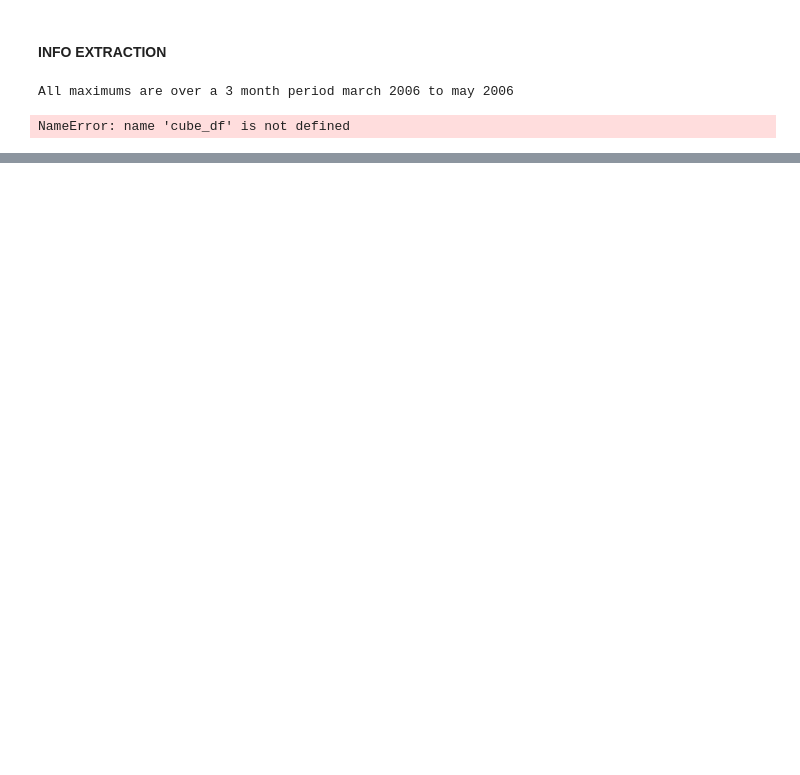
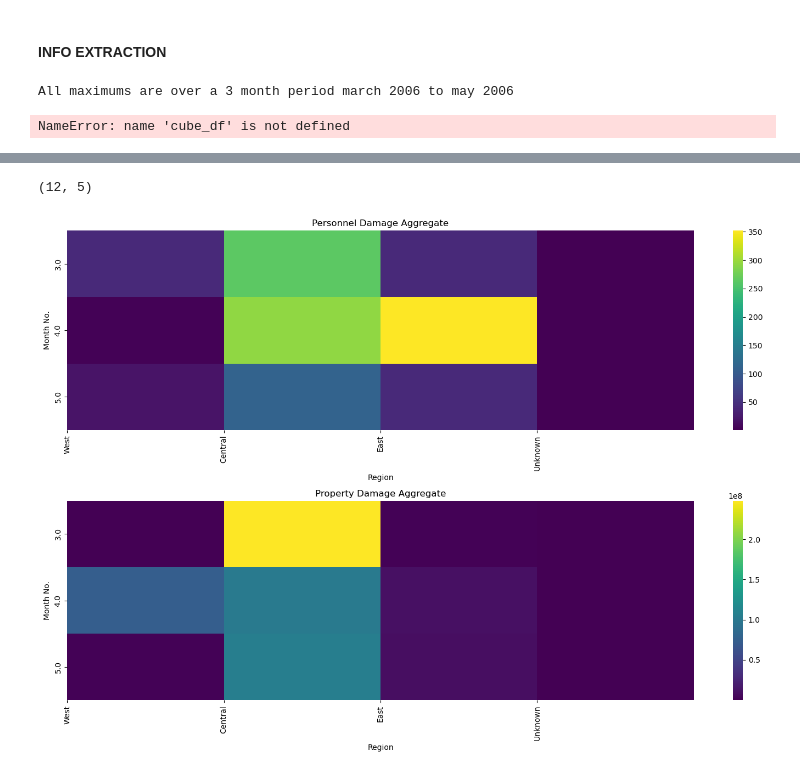
Before and after one commit to chandlerNick/BHT_BI_WiSe2425, a Jupyter notebook: Task1/Code/MostImpactfulEvents.ipynb, the cells around one changed output, grey strips where cells are left out. Saved outputs shown, nothing was run; the diff lists cells and outputs as text; code cells hidden in the pictures; blank space fills up the shorter version.

```diff
--- a/Task1/Code/MostImpactfulEvents.ipynb
+++ b/Task1/Code/MostImpactfulEvents.ipynb
@@ -521,0 +602,43 @@ NameError: name 'cube_df' is not defined
+# %%
+# Acquire proper rows
+region_cube_df = cube_df[(cube_df['REGION'].isna()) & (cube_df['BEGIN_MON'].notna()) & (cube_df['TRISECTION'].notna())]
+print(region_cube_df.shape)
+human_heatmap_data = region_cube_df.pivot(index='BEGIN_MON', columns='TRISECTION', values='TOTAL_HUMAN_DAMAGE').fillna(0)
+non_human_heatmap_data = region_cube_df.pivot(index='BEGIN_MON', columns='TRISECTION', values='TOTAL_NON_HUMAN_DAMAGE').fillna(0)
+
+ordered_columns = ['West', 'Central', 'East', 'Unknown']  # Define the desired order
+human_heatmap_data = human_heatmap_data[ordered_columns]  # Reorder the columns
+non_human_heatmap_data = non_human_heatmap_data[ordered_columns]
+
+# Create subplots with 2 rows and 1 column
+fig, axes = plt.subplots(2, 1, figsize=(15, 10))
+
+# Plot the human damage heatmap on the first subplot (first row)
+sns.heatmap(human_heatmap_data, cmap="viridis", ax=axes[0])
+axes[0].set_title("Personnel Damage Aggregate")
+axes[0].set_xlabel("Region")
+axes[0].set_ylabel("Month No.")
+tick_positions = range(len(human_heatmap_data.columns))
+axes[0].set_xticks(tick_positions)
+axes[0].set_xticklabels(human_heatmap_data.columns, rotation=90)
+
+# Plot the non-human damage heatmap on the second subplot (second row)
+sns.heatmap(non_human_heatmap_data, cmap="viridis", ax=axes[1])
+axes[1].set_title("Property Damage Aggregate")
+axes[1].set_xlabel("Region")
+axes[1].set_ylabel("Month No.")
+tick_positions = range(len(non_human_heatmap_data.columns))
+axes[1].set_xticks(tick_positions)
+axes[1].set_xticklabels(non_human_heatmap_data.columns, rotation=90)
+
+# Adjust layout to prevent overlap
+plt.tight_layout()
+
+# Save the figure as a PNG file
+plt.savefig("./../Images/combined_damage_region_heatmaps_2rows.png", format="png", bbox_inches="tight")
+
+# Display the plot
+plt.show()
+# %% [output]
+(12, 5)
+[figure, added]
```
Also changed, not shown: parts of 9 cells of this notebook, 9 other files.
